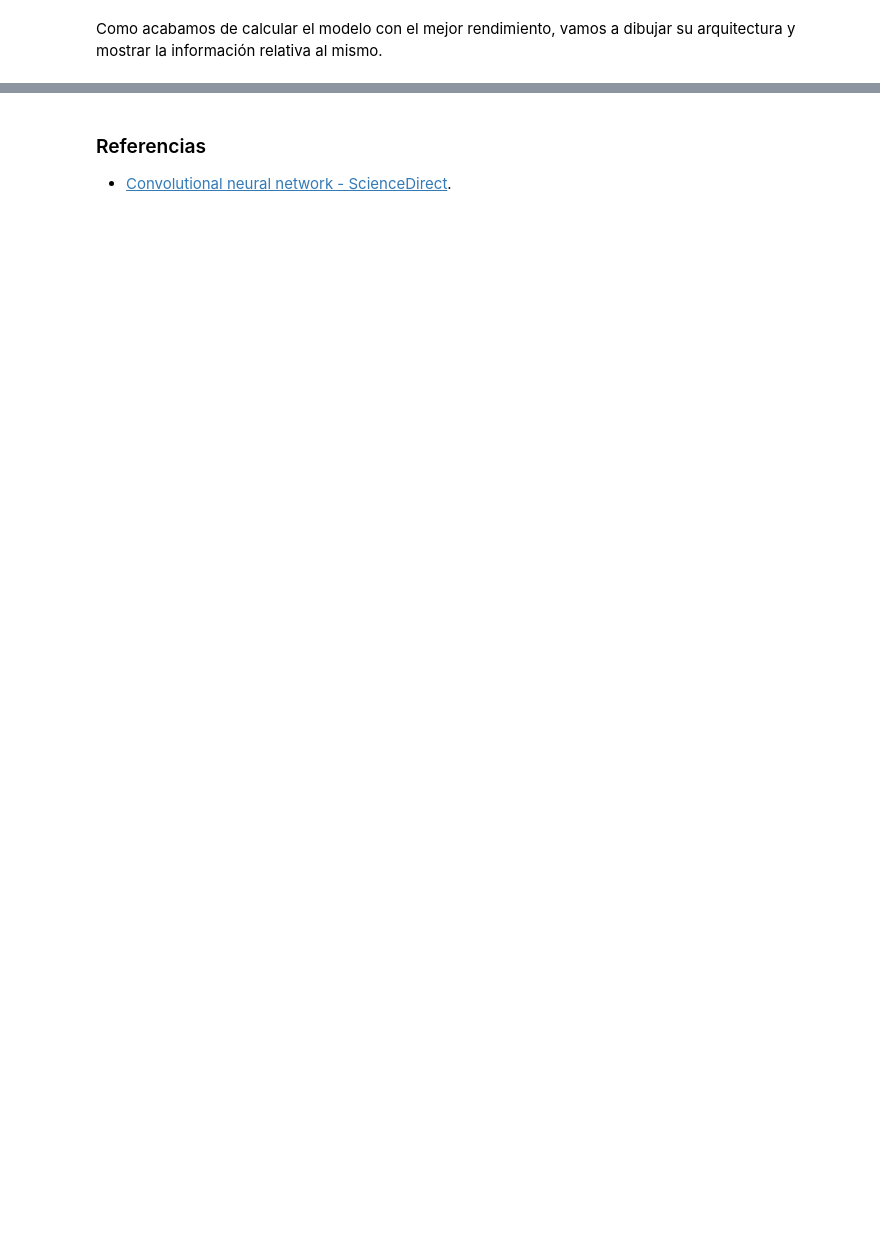
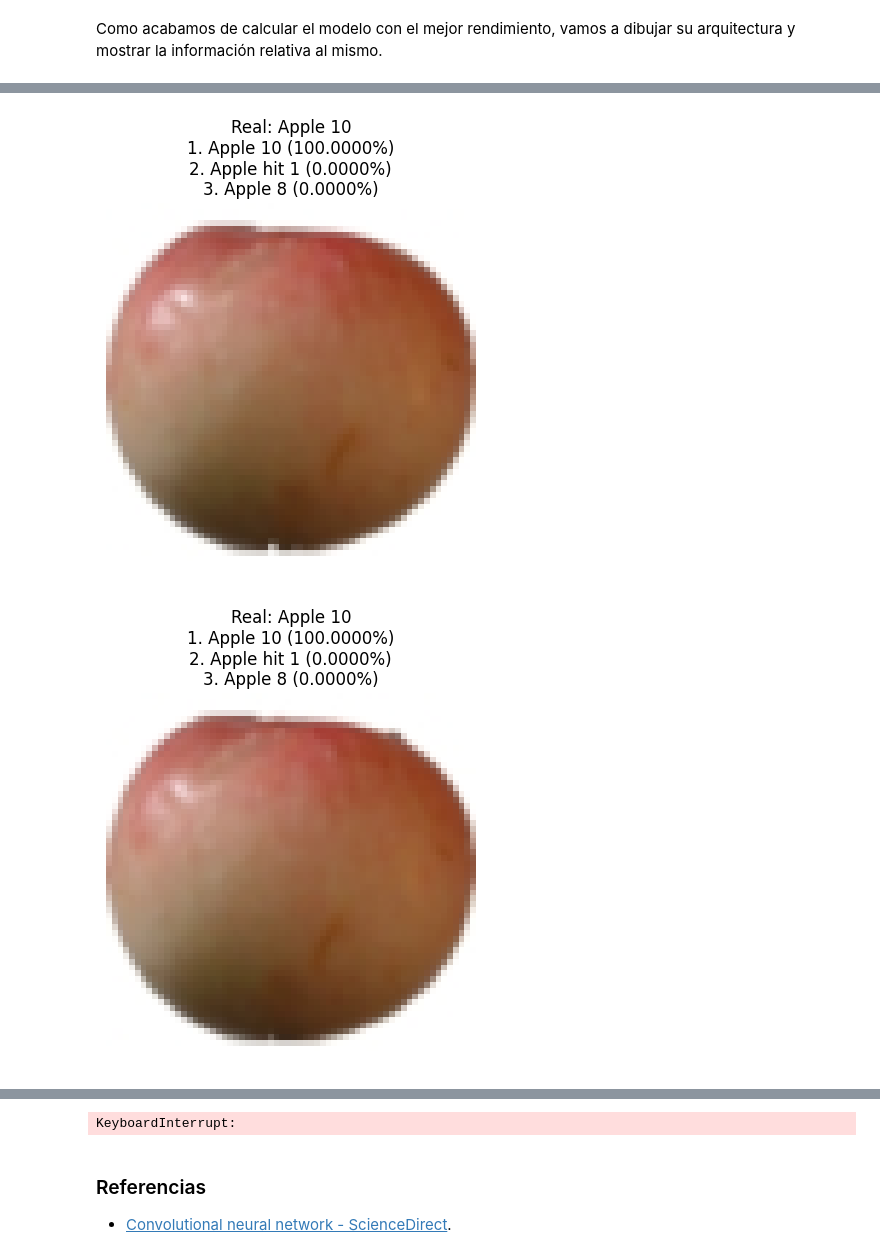
Before and after one commit to Carmoruda/IA_II, a Jupyter notebook: Practica 3/L3P1-FandV.ipynb, the cells around one changed output, grey strips where cells are left out. Drawn from its saved outputs; the diff is of its cells as text; code cells hidden in the pictures; blank space fills up the shorter version.

Commit message:
Prediccion de test

```diff
--- a/Practica 3/L3P1-FandV.ipynb
+++ b/Practica 3/L3P1-FandV.ipynb
@@ -557,0 +562,71 @@ red.render('./output/FandV/red_cnn', view=True)
+# %%
+def predecir_top3(modelo, loader_test, clases, mostrar=True, max_muestras=10, ruta_log="output/FandV/predicciones_test.txt"):
+    dispositivo = torch.device("cuda" if torch.cuda.is_available() else "cpu")
+    modelo.eval()
+    modelo.to(dispositivo)
+
+    total = 0
+    correctos = 0
+
+    with open(ruta_log, "w", encoding="utf-8") as f:
+        for i, (imagenes, etiquetas) in enumerate(loader_test):
+            imagen = imagenes[0].to(dispositivo).unsqueeze(0)
+            etiqueta_real = etiquetas.item()
+
+            with torch.no_grad():
+                salida = modelo(imagen)
+                probabilidades = F.softmax(salida, dim=1).cpu().detach().numpy().flatten()
+                probabilidades = probabilidades[:len(clases)]  # Seguridad
+
+            top3_indices = np.argsort(probabilidades)[-3:][::-1]
+            top3_labels = [clases[idx] for idx in top3_indices]
+            top3_probs = [probabilidades[idx] for idx in top3_indices]
+
+            prediccion_top1 = top3_indices[0]
+            total += 1
+            if prediccion_top1 == etiqueta_real:
+                correctos += 1
+
+            # Mostrar imagen con predicciones
+            if mostrar and i < max_muestras:
+                img_np = imagenes[0].permute(1, 2, 0).numpy()
+                plt.imshow(img_np)
+                plt.axis('off')
+                plt.title(
+                    f"Real: {clases[etiqueta_real]}\n"
+                    f"1. {top3_labels[0]} ({top3_probs[0]*100:.4f}%)\n"
+                    f"2. {top3_labels[1]} ({top3_probs[1]*100:.4f}%)\n"
+                    f"3. {top3_labels[2]} ({top3_probs[2]*100:.4f}%)"
+                )
+                plt.show()
+
+            # Guardar en .txt
+            f.write(f"---\nFruta {i+1}:\n")
+            f.write(f"  * Clase real -> {clases[etiqueta_real]}\n")
+            f.write(f"  * 1º Predicción -> {top3_labels[0]} ({top3_probs[0]*100:.4f}%)\n")
+            f.write(f"  * 2º Predicción -> {top3_labels[1]} ({top3_probs[1]*100:.4f}%)\n")
+            f.write(f"  * 3º Predicción -> {top3_labels[2]} ({top3_probs[2]*100:.4f}%)\n")
+
+    accuracy = correctos / total
+    error = 1 - accuracy
+
+    with open(ruta_log, "a", encoding="utf-8") as f:
+        f.write(f"\n\nPrecisión en las pruebas (top-1): {accuracy:.2%}\n")
+        f.write(f"Error en las pruebas: {error:.2%}\n")
+
+    print(f"Precisión en las pruebas (top-1): {accuracy:.2%}")
+    print(f"Error en las pruebas: {error:.2%}")
+
+transformacion_pruebas = transforms.Compose([
+    transforms.Resize((64, 64)),
+    transforms.ToTensor()
+])
+
+dataset_pruebas = datasets.ImageFolder(root=DIRECTORIO_PRUEBAS, transform=transformacion_pruebas)
+loader_pruebas = DataLoader(dataset_pruebas, batch_size=1, shuffle=False)
+
+clases = dataset_pruebas.classes
+predecir_top3(mejor_modelo, loader_pruebas, clases, mostrar=True, max_muestras=len(dataset))
+# %% [output]
+[figure, added]
+[figure, added]
@@ -558,3 +639,4 @@ red.render('./output/FandV/red_cnn', view=True)
+KeyboardInterrupt:
 # %% [markdown]
 ### Referencias
 * [Convolutional neural network - ScienceDirect](https://www.sciencedirect.com/topics/computer-science/convolutional-neural-network).
```
Also changed, not shown: parts of 4 cells of this notebook.
